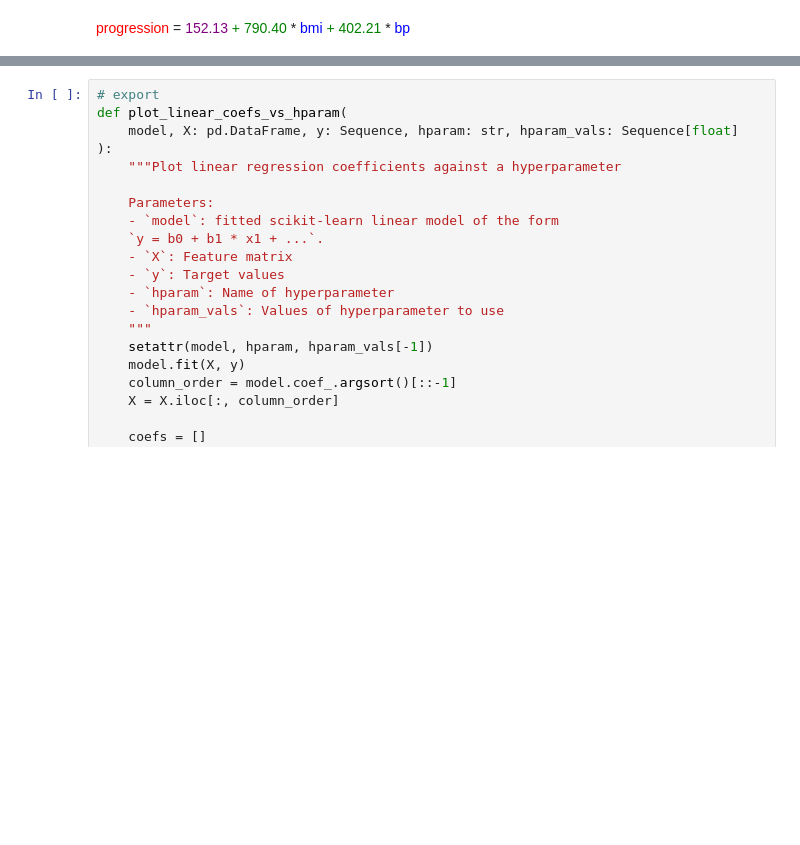
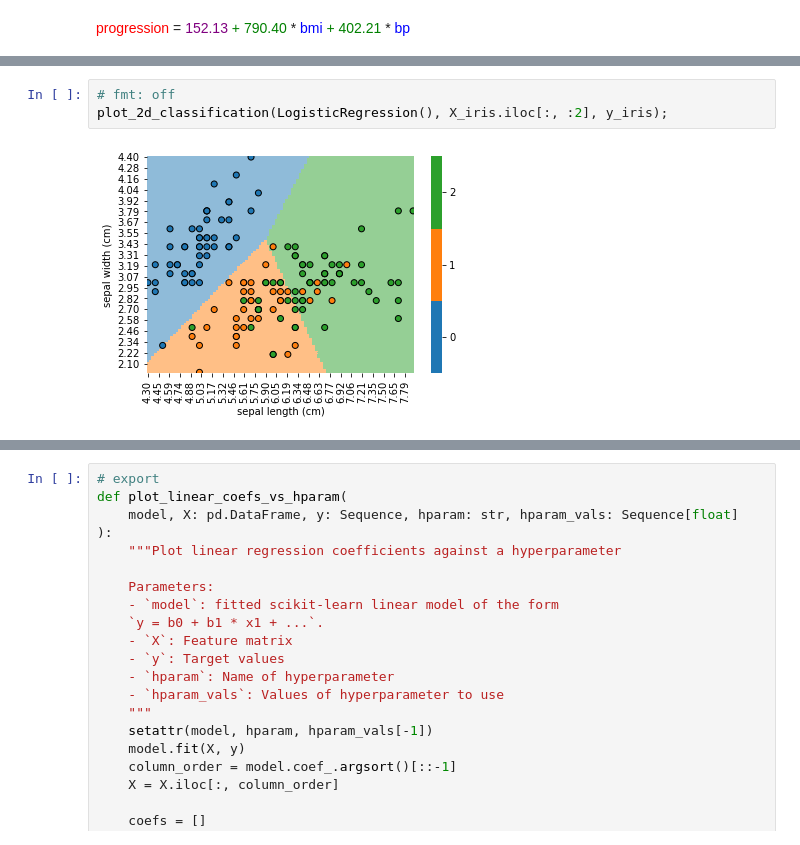
Before and after one commit to gsganden/model_inspector, a Jupyter notebook: 00_inspect.ipynb, the cells around one changed output, grey strips where cells are left out. Cells and saved outputs as stored; diff of their text form; blank space fills up the shorter version.

```diff
--- a/00_inspect.ipynb
+++ b/00_inspect.ipynb
@@ -262,0 +309,5 @@ plot_2d_binary_logistic_regression(
+# %%
+# fmt: off
+plot_2d_classification(LogisticRegression(), X_iris.iloc[:, :2], y_iris);
+# %% [output]
+[figure, added]
```
Also changed, not shown: parts of 14 cells of this notebook, 5 other files.
